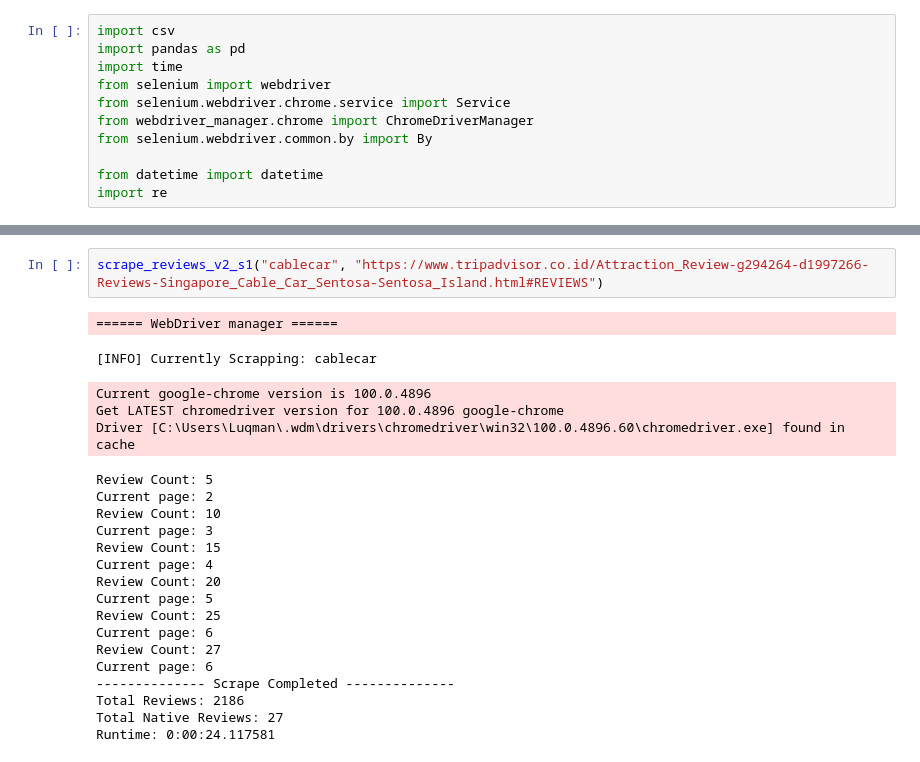
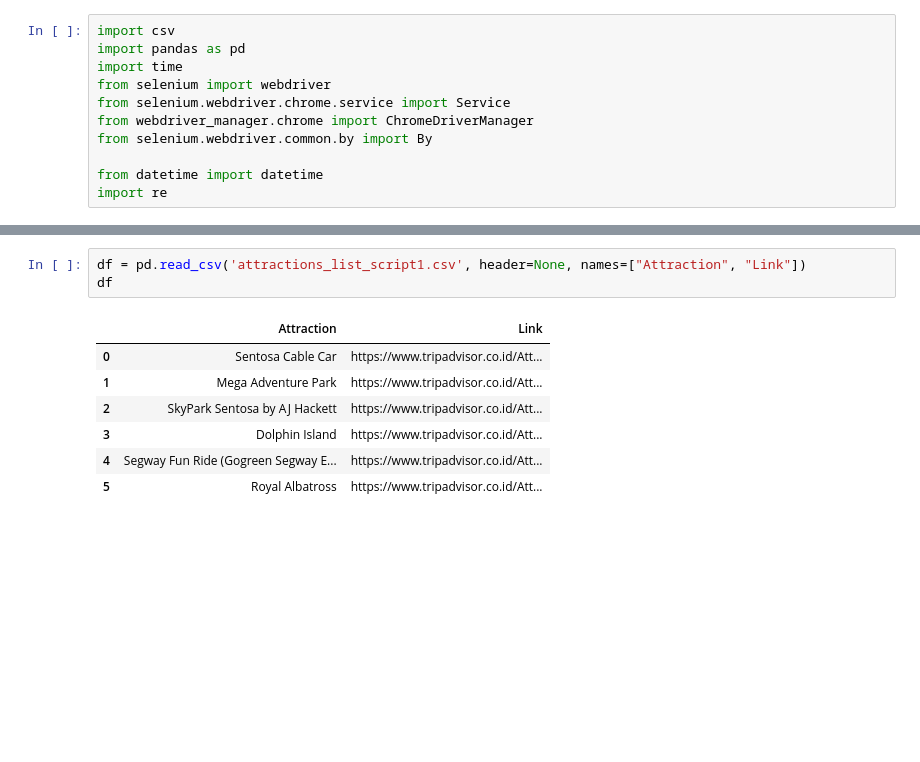
Before and after one commit to kilvear/Guest-Feedback-Insights, a Jupyter notebook: data-scrapping/tripadvisor/tripadvisor_scrapper_s1.ipynb, the cells around one changed output, grey strips where cells are left out. Cells and saved outputs as stored; diff of their text form; blank space fills up the shorter version.

```diff
--- a/data-scrapping/tripadvisor/tripadvisor_scrapper_s1.ipynb
+++ b/data-scrapping/tripadvisor/tripadvisor_scrapper_s1.ipynb
@@ -105,27 +144,14 @@ def scrape_reviews_v2_s1(attraction, link):
 
   file.close()
   driver.close()
-# %%
-scrape_reviews_v2_s1("cablecar", "https://www.tripadvisor.co.id/Attraction_Review-g294264-d1997266-Reviews-Singapore_Cable_Car_Sentosa-Sentosa_Island.html#REVIEWS")
-# %% [output]
-====== WebDriver manager ======
-[INFO] Currently Scrapping: cablecar
-Current google-chrome version is 100.0.4896
-Get LATEST chromedriver version for 100.0.4896 google-chrome
-Driver [C:\Users\Luqman\.wdm\drivers\chromedriver\win32\100.0.4896.60\chromedriver.exe] found in cache
-Review Count: 5
-Current page: 2
-Review Count: 10
-Current page: 3
-Review Count: 15
-Current page: 4
-Review Count: 20
-Current page: 5
-Review Count: 25
-Current page: 6
-Review Count: 27
-Current page: 6
--------------- Scrape Completed --------------
-Total Reviews: 2186
-Total Native Reviews: 27
-Runtime: 0:00:24.117581
+# %%
+df = pd.read_csv('attractions_list_script1.csv', header=None, names=["Attraction", "Link"])
+df
+# %% [output]
+|  | Attraction | Link |
+| 0 | Sentosa Cable Car | https://www.tripadvisor.co.id/Att... |
+| 1 | Mega Adventure Park | https://www.tripadvisor.co.id/Att... |
+| 2 | SkyPark Sentosa by AJ Hackett | https://www.tripadvisor.co.id/Att... |
+| 3 | Dolphin Island | https://www.tripadvisor.co.id/Att... |
+| 4 | Segway Fun Ride (Gogreen Segway E... | https://www.tripadvisor.co.id/Att... |
+| 5 | Royal Albatross | https://www.tripadvisor.co.id/Att... |
```
Also changed, not shown: parts of 5 cells of this notebook, 47 other files.
